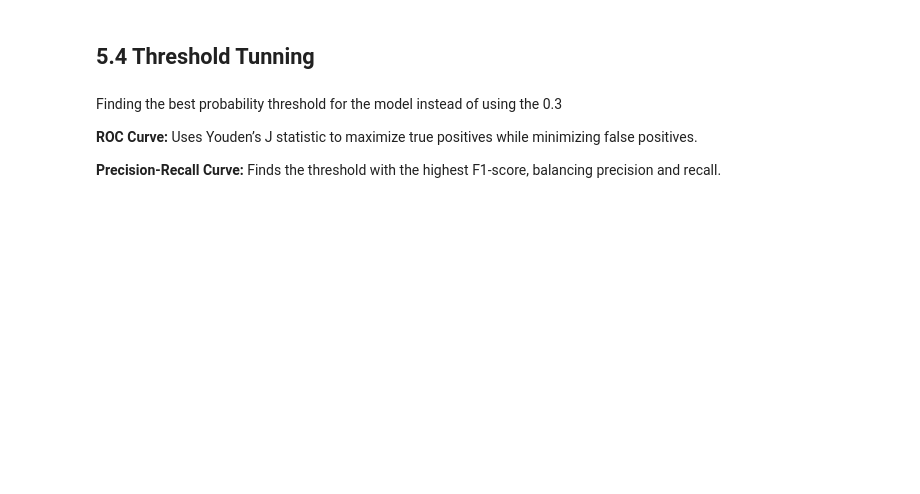
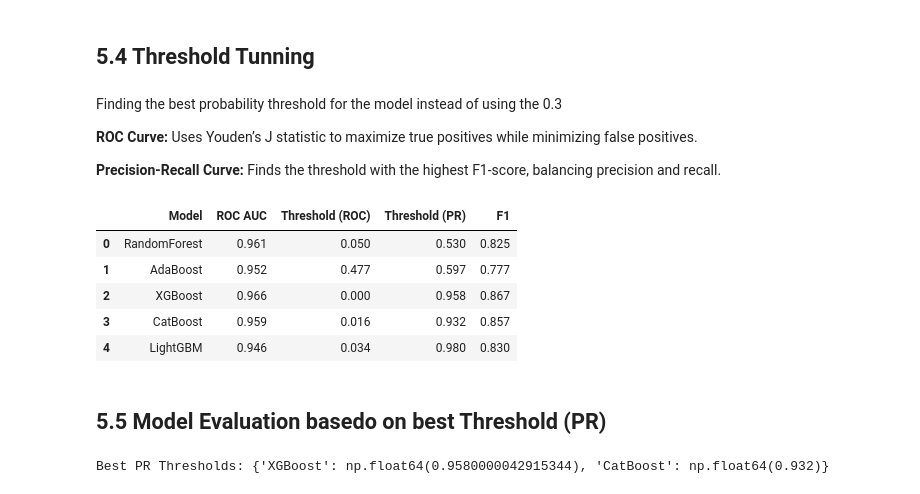
Before and after one commit to rixwan-khan/Credit_Card_Fraud_Detection, a Jupyter notebook: credit_card_fraud_detection.ipynb, the cells around one changed output. Saved outputs shown, nothing was run; the diff lists cells and outputs as text; code cells hidden in the pictures; blank space fills up the shorter version.

Commit message:
Evaluating models based on best PR Threshold.

```diff
--- a/credit_card_fraud_detection.ipynb
+++ b/credit_card_fraud_detection.ipynb
@@ -578,4 +572,17 @@ def threshold_tunning(model, X_test, y_test, model_name="Model"):
 # %%
+results = []
 for name, model in models.items():
-    print(f"Tuning threshold for {name}...")
-    threshold_tuning(model, X_test, y_test, model_name=name)
+  result = threshold_tunning(model, X_test, y_test, name)
+  results.append(result)
+# %%
+df_results = pd.DataFrame(results)
+df_results
+# %% [output]
+|  | Model | ROC AUC | Threshold (ROC) | Threshold (PR) | F1 |
+| 0 | RandomForest | 0.961 | 0.050 | 0.530 | 0.825 |
+| 1 | AdaBoost | 0.952 | 0.477 | 0.597 | 0.777 |
+| 2 | XGBoost | 0.966 | 0.000 | 0.958 | 0.867 |
+| 3 | CatBoost | 0.959 | 0.016 | 0.932 | 0.857 |
+| 4 | LightGBM | 0.946 | 0.034 | 0.980 | 0.830 |
+# %% [markdown]
+## **5.5 Model Evaluation basedo on best Threshold (PR)**
@@ -581,0 +594,9 @@ for name, model in models.items():
+# %%
+# geting best PR threshold
+best_pr_thresholds = {}
+for name in top_models:
+  best_pr_thresholds[name] = df_results.loc[df_results['Model']==name, 'Threshold (PR)'].values[0]
+
+print('Best PR Thresholds:', best_pr_thresholds)
+# %% [output]
+Best PR Thresholds: {'XGBoost': np.float64(0.9580000042915344), 'CatBoost': np.float64(0.932)}
```
Also changed, not shown: parts of 7 cells of this notebook.
